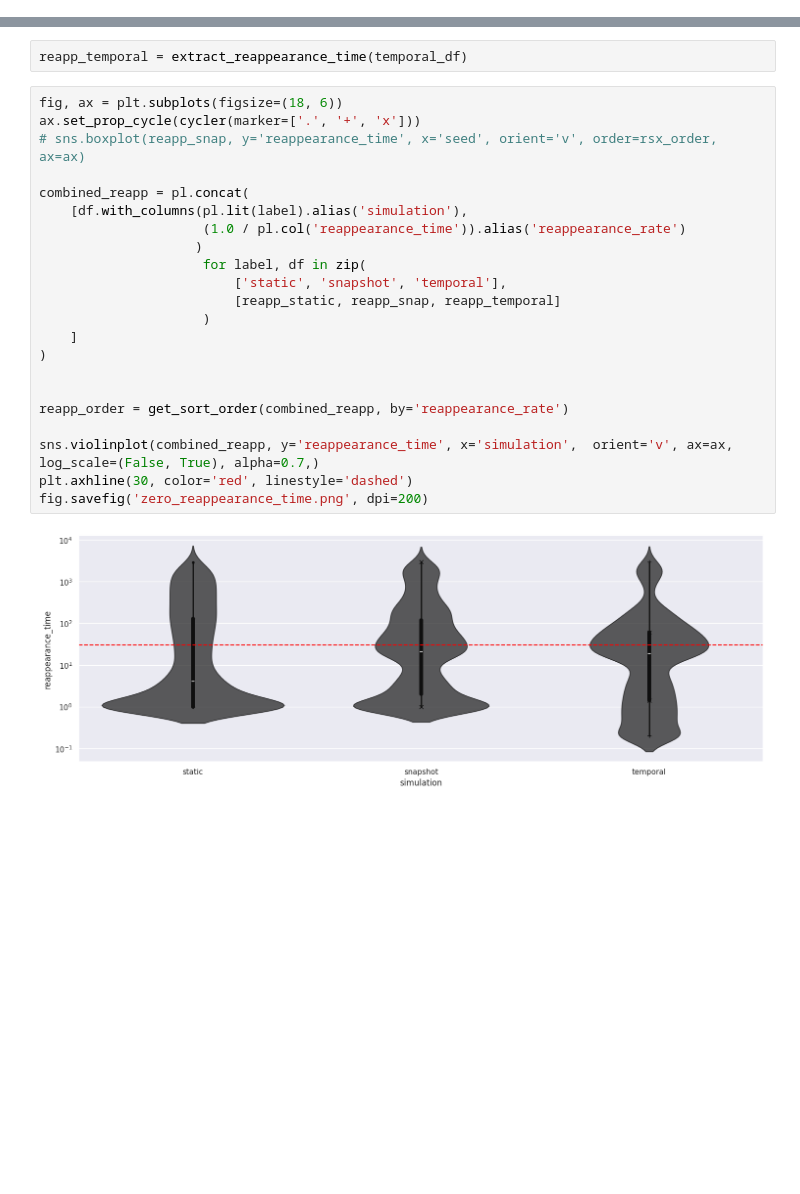
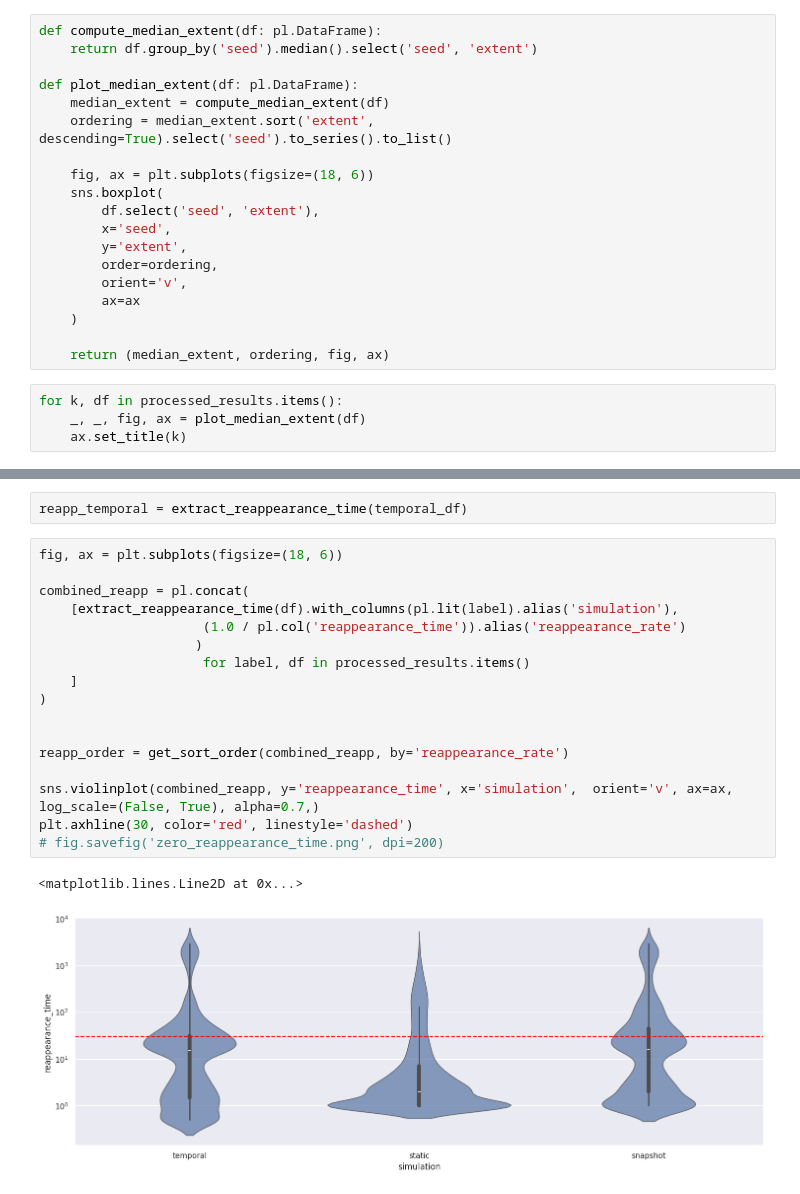
Before and after one commit to dwu0042/explore_echidna, a Jupyter notebook: compute_summary_stats.ipynb, the cells around one changed output, grey strips where cells are left out. Drawn from its saved outputs; the diff is of its cells as text; blank space fills up the shorter version.

```diff
--- a/compute_summary_stats.ipynb
+++ b/compute_summary_stats.ipynb
@@ -131,0 +36,23 @@ sns.stripplot(
+# %%
+def compute_median_extent(df: pl.DataFrame):
+    return df.group_by('seed').median().select('seed', 'extent')
+
+def plot_median_extent(df: pl.DataFrame):
+    median_extent = compute_median_extent(df)
+    ordering = median_extent.sort('extent', descending=True).select('seed').to_series().to_list()
+
+    fig, ax = plt.subplots(figsize=(18, 6))
+    sns.boxplot(
+        df.select('seed', 'extent'),
+        x='seed',
+        y='extent',
+        order=ordering,
+        orient='v',
+        ax=ax
+    )
+
+    return (median_extent, ordering, fig, ax)
+# %%
+for k, df in processed_results.items():
+    _, _, fig, ax = plot_median_extent(df)
+    ax.set_title(k)
@@ -228,25 +162,21 @@ reapp_static = extract_reappearance_time(statichome_df)
 reapp_temporal = extract_reappearance_time(temporal_df)
 # %%
 fig, ax = plt.subplots(figsize=(18, 6))
-ax.set_prop_cycle(cycler(marker=['.', '+', 'x']))
-# sns.boxplot(reapp_snap, y='reappearance_time', x='seed', orient='v', order=rsx_order, ax=ax)
 
 combined_reapp = pl.concat(
-    [df.with_columns(pl.lit(label).alias('simulation'),
+    [extract_reappearance_time(df).with_columns(pl.lit(label).alias('simulation'),
                      (1.0 / pl.col('reappearance_time')).alias('reappearance_rate')
                     )
-                     for label, df in zip(
-                         ['static', 'snapshot', 'temporal'],
-                         [reapp_static, reapp_snap, reapp_temporal]
-                     )
+                     for label, df in processed_results.items()
     ]
 )
 
 
 reapp_order = get_sort_order(combined_reapp, by='reappearance_rate')
 
 sns.violinplot(combined_reapp, y='reappearance_time', x='simulation',  orient='v', ax=ax, log_scale=(False, True), alpha=0.7,)
 plt.axhline(30, color='red', linestyle='dashed')
-fig.savefig('zero_reappearance_time.png', dpi=200)
+# fig.savefig('zero_reappearance_time.png', dpi=200)
 # %% [output]
+<matplotlib.lines.Line2D at 0x...>
-[figure, old version]
+[figure, new version]
```
Also changed, not shown: parts of 20 cells of this notebook.
